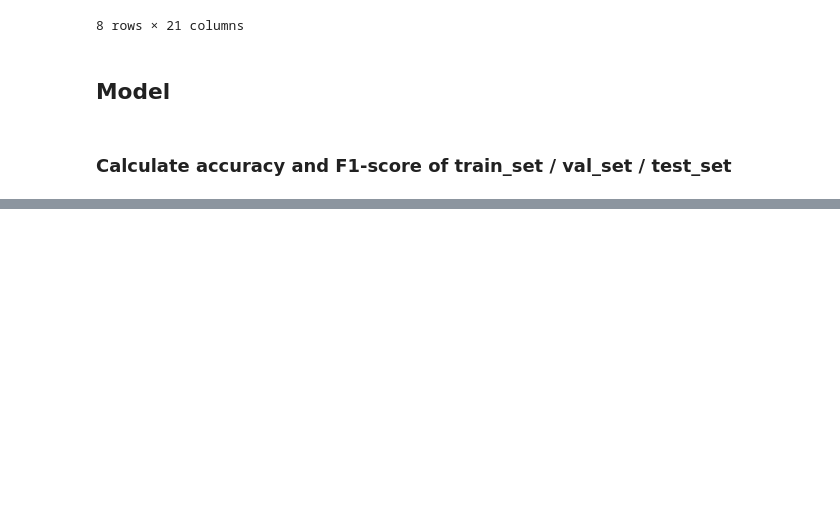
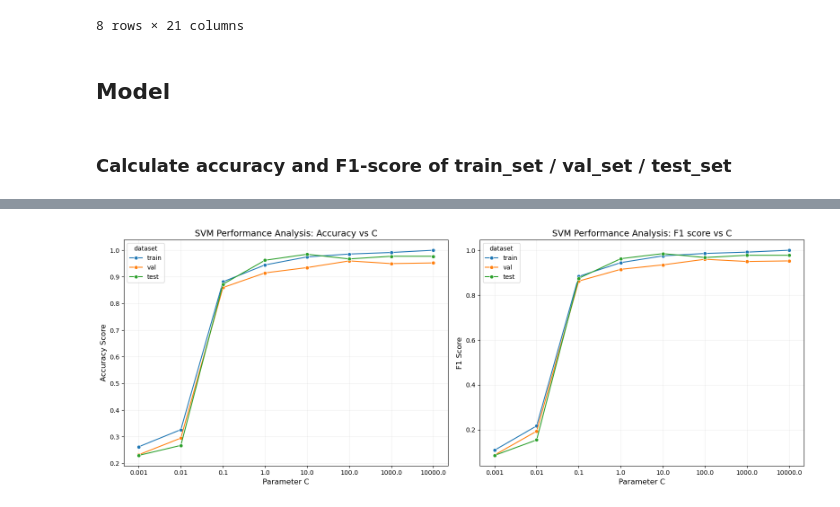
Before and after one commit to twilight123winni/DM2026-Assignment-2, a Jupyter notebook: Mobile_Price_Classification.ipynb, the cells around one changed output, grey strips where cells are left out. Cells and saved outputs as stored; diff of their text form; code cells hidden in the pictures; blank space fills up the shorter version.

```diff
--- a/Mobile_Price_Classification.ipynb
+++ b/Mobile_Price_Classification.ipynb
@@ -102,0 +117,12 @@ Test Set:
+# %%
+C_compare=[]
+dataset={'train':[X_train,y_train],'val':[X_val,y_val],'test':[X_test,y_test]}
+parameter = [0.001, 0.01, 0.1, 1, 10, 100, 1000, 10000]
+
+for c in np.array(parameter).astype(float):
+    svm_model = SVM_training(X_train, y_train,c)
+    print(f"---{c}---")
+    for name, set in dataset.items():
+        acc, f1, label= report_performance(svm_model,set[0],set[1], name)
+        C_compare.append({'dataset':label,'accuracy':acc,'F1_score':f1,'C':c})
+    print("")
@@ -102,0 +164,28 @@ Test Set:
+# %%
+import matplotlib.pyplot as plt
+import seaborn as sns
+
+C_compare=pd.DataFrame(C_compare)
+C_compare['C']=C_compare['C'].astype(str)
+
+
+fig, (ax1, ax2) = plt.subplots(1, 2, figsize=(16, 6))
+sns.lineplot(data=C_compare, x='C', y='accuracy', hue='dataset', marker='o',ax=ax1)
+
+# Subplot 1
+ax1.set_xlabel('Parameter C', fontsize=12)
+ax1.set_ylabel('Accuracy Score', fontsize=12)
+ax1.set_title('SVM Performance Analysis: Accuracy vs C', fontsize=14)
+ax1.grid(True, which="both", ls="-", alpha=0.2)
+
+# Subplot 2
+sns.lineplot(data=C_compare, x='C', y='F1_score', hue='dataset', marker='o',ax=ax2)
+ax2.set_xlabel('Parameter C', fontsize=12)
+ax2.set_ylabel('F1 Score', fontsize=12)
+ax2.set_title('SVM Performance Analysis: F1 score vs C', fontsize=14)
+ax2.grid(True, which="both", ls="-", alpha=0.2)
+
+plt.tight_layout()
+plt.show()
+# %% [output]
+[figure, added]
```
Also changed, not shown: parts of 4 cells of this notebook.
